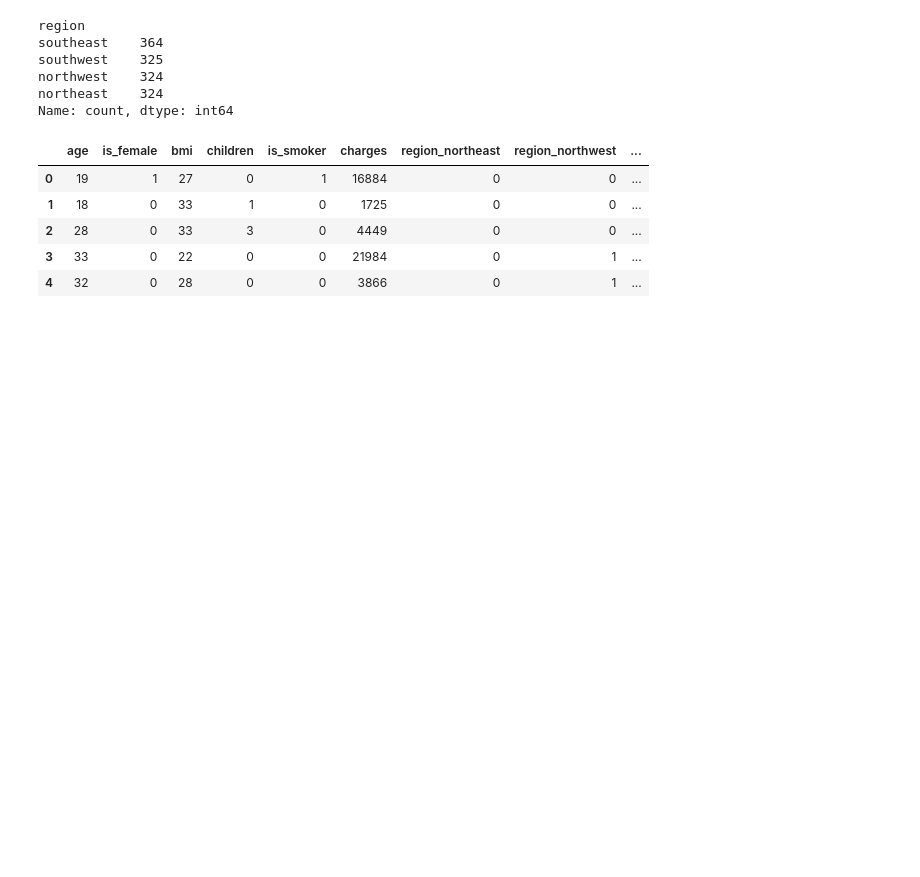
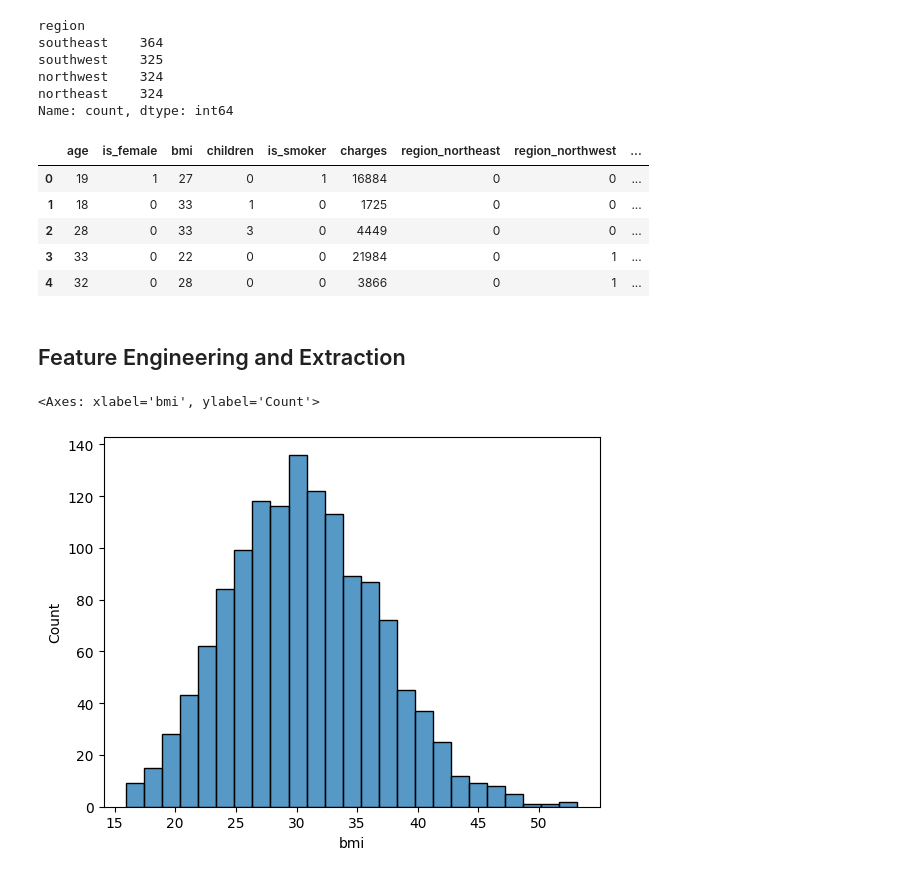
Before and after one commit to Suprim-Karki/ai-ml-portfolio, a Jupyter notebook: machine-learning/projects/insurance-analysis/insurance.ipynb, the cells around one changed output. Saved outputs shown, nothing was run; the diff lists cells and outputs as text; code cells hidden in the pictures; blank space fills up the shorter version.

Commit message:
feature engineering and extraction

```diff
--- a/machine-learning/projects/insurance-analysis/insurance.ipynb
+++ b/machine-learning/projects/insurance-analysis/insurance.ipynb
@@ -202,3 +202,10 @@ df_cleaned.head()
 | 2 | 28 | 0 | 33 | 3 | 0 | 4449 | 0 | 0 | ... |
 | 3 | 33 | 0 | 22 | 0 | 0 | 21984 | 0 | 1 | ... |
 | 4 | 32 | 0 | 28 | 0 | 0 | 3866 | 0 | 1 | ... |
+# %% [markdown]
+## Feature Engineering and Extraction
+# %%
+sns.histplot(df['bmi'])
+# %% [output]
+<Axes: xlabel='bmi', ylabel='Count'>
+[figure, added]
```
Also changed, not shown: parts of 5 cells of this notebook.
